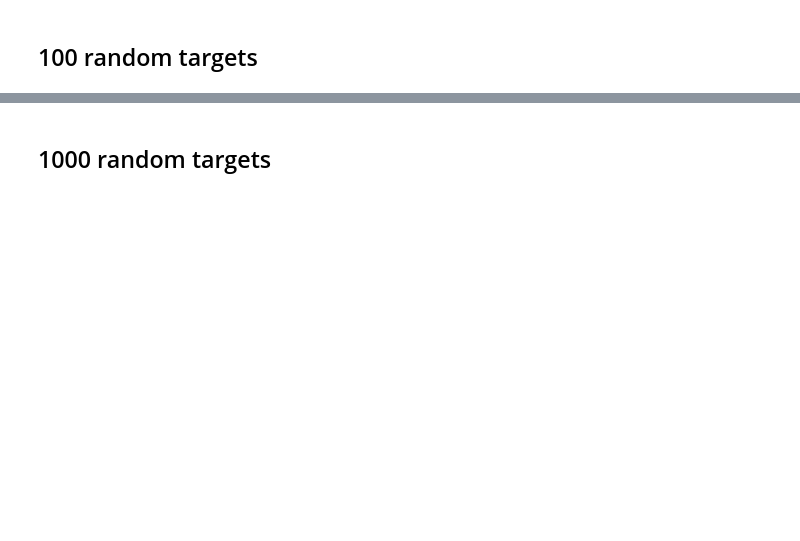
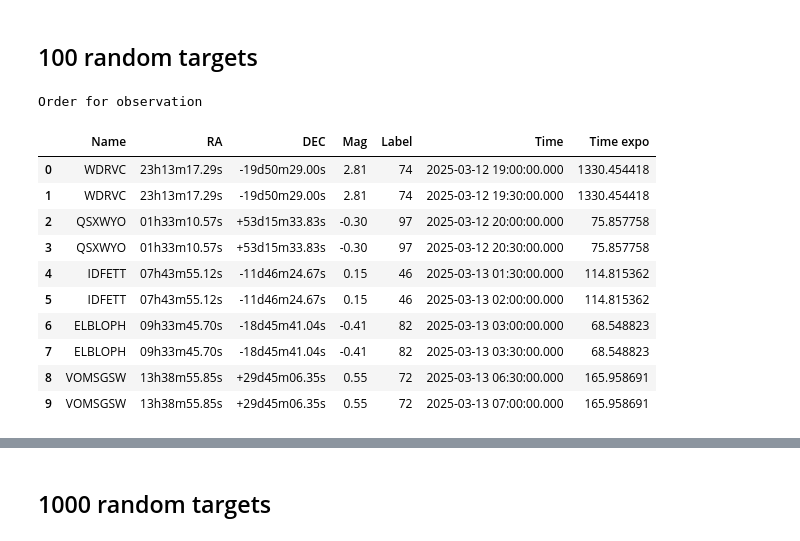
Before and after one commit to ccuellarn/Transient-Operation, a Jupyter notebook: Sketch.ipynb, the cells around one changed output, grey strips where cells are left out. Saved outputs shown, nothing was run; the diff lists cells and outputs as text; code cells hidden in the pictures; blank space fills up the shorter version.

```diff
--- a/Sketch.ipynb
+++ b/Sketch.ipynb
@@ -466,16 +413,29 @@ plt.show()
 # %%
 #Dataframe with random targets
 alerts100 = random_data(100)
 
 #Amount of targets, this is for the labels of graphic
 many100 = len(alerts100) + 1
 
 #Observations with the data
-Data100 = Observations(observer, alerts100, date_i, date_f,timescale,many100,m_min,m_max, limit)
+Data100 = Observations(observer, alerts100, date_i, date_f,timescale,many100,m_min, limit)
 time100 = DeltaTime(date_i,date_f,timescale)
 general_time100 = CreateTime(date_i,date_f,timescale)
-order100 = Order(Data100,many100,time100, general_time100,K,m_ref, date_i,date_f)
-graphic100 = (Data100,many100,time100)
+order100 = Order(Data100,many100,time100, general_time100,K)
+graphic100 = Graphic(Data100,many100,time100)
 
 print('Order for observation')
 order100
+# %% [output]
+Order for observation
+|  | Name | RA | DEC | Mag | Label | Time | Time expo |
+| 0 | WDRVC | 23h13m17.29s | -19d50m29.00s | 2.81 | 74 | 2025-03-12 19:00:00.000 | 1330.454418 |
+| 1 | WDRVC | 23h13m17.29s | -19d50m29.00s | 2.81 | 74 | 2025-03-12 19:30:00.000 | 1330.454418 |
+| 2 | QSXWYO | 01h33m10.57s | +53d15m33.83s | -0.30 | 97 | 2025-03-12 20:00:00.000 | 75.857758 |
+| 3 | QSXWYO | 01h33m10.57s | +53d15m33.83s | -0.30 | 97 | 2025-03-12 20:30:00.000 | 75.857758 |
+| 4 | IDFETT | 07h43m55.12s | -11d46m24.67s | 0.15 | 46 | 2025-03-13 01:30:00.000 | 114.815362 |
+| 5 | IDFETT | 07h43m55.12s | -11d46m24.67s | 0.15 | 46 | 2025-03-13 02:00:00.000 | 114.815362 |
+| 6 | ELBLOPH | 09h33m45.70s | -18d45m41.04s | -0.41 | 82 | 2025-03-13 03:00:00.000 | 68.548823 |
+| 7 | ELBLOPH | 09h33m45.70s | -18d45m41.04s | -0.41 | 82 | 2025-03-13 03:30:00.000 | 68.548823 |
+| 8 | VOMSGSW | 13h38m55.85s | +29d45m06.35s | 0.55 | 72 | 2025-03-13 06:30:00.000 | 165.958691 |
+| 9 | VOMSGSW | 13h38m55.85s | +29d45m06.35s | 0.55 | 72 | 2025-03-13 07:00:00.000 | 165.958691 |
```
Also changed, not shown: parts of 10 cells of this notebook, 1 other file.
